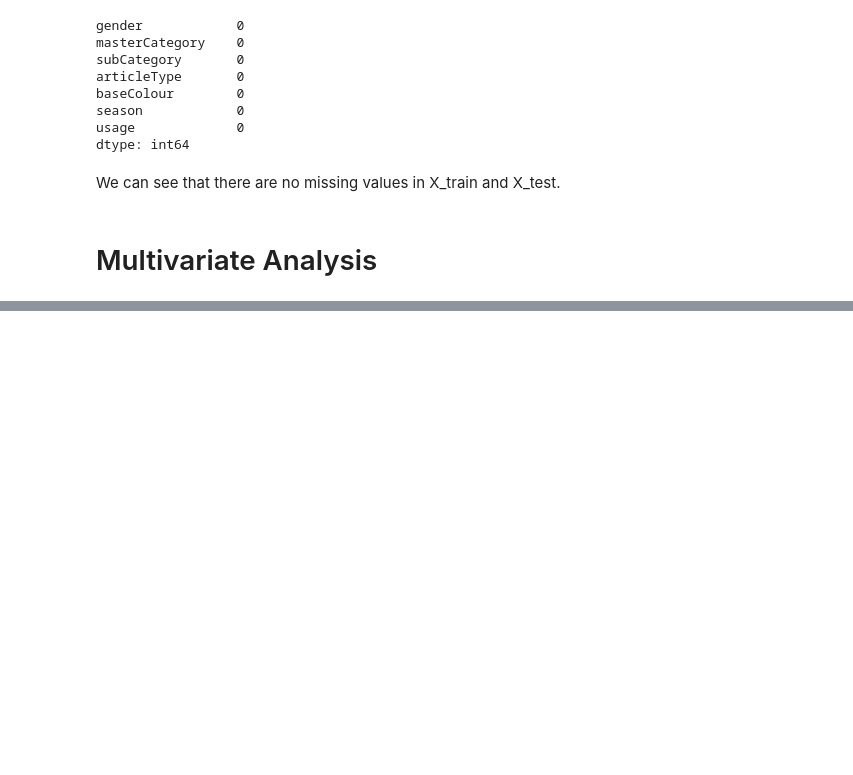
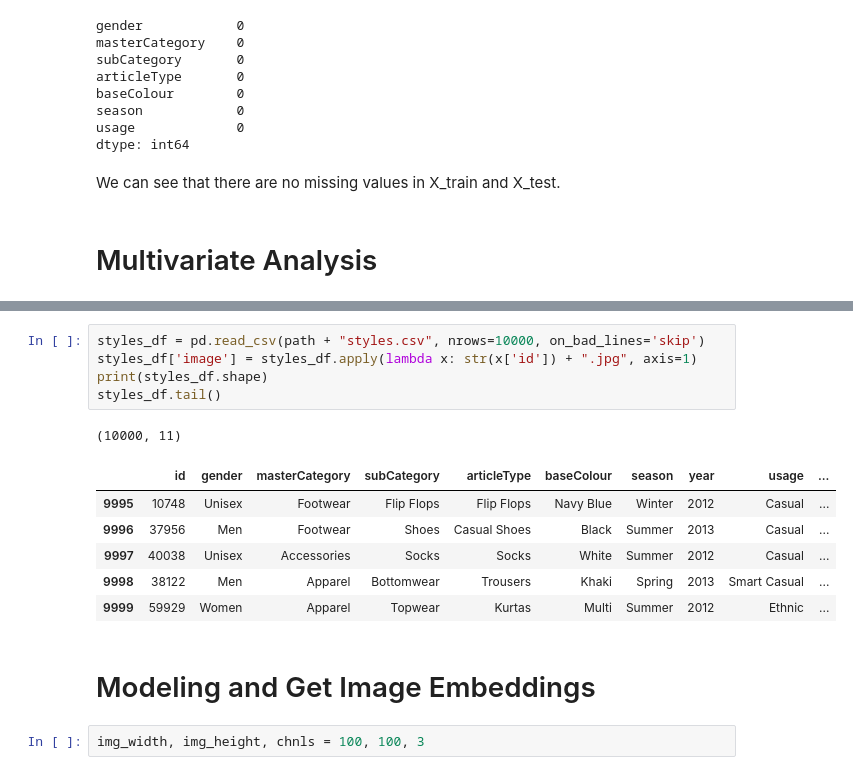
Before and after one commit to SpringBoard-Batch02-AIStylist/AI-Stylish-Group-9-Manoj-kumar-, a Jupyter notebook: PreProcessing.ipynb, the cells around one changed output, grey strips where cells are left out. Drawn from its saved outputs; the diff is of its cells as text; blank space fills up the shorter version.

```diff
--- a/PreProcessing.ipynb
+++ b/PreProcessing.ipynb
@@ -1061,0 +1141,17 @@ We can see that there are no missing values in X_train and X_test.
+# %%
+styles_df = pd.read_csv(path + "styles.csv", nrows=10000, on_bad_lines='skip')
+styles_df['image'] = styles_df.apply(lambda x: str(x['id']) + ".jpg", axis=1)
+print(styles_df.shape)
+styles_df.tail()
+# %% [output]
+(10000, 11)
+|  | id | gender | masterCategory | subCategory | articleType | baseColour | season | year | usage | ... |
+| 9995 | 10748 | Unisex | Footwear | Flip Flops | Flip Flops | Navy Blue | Winter | 2012 | Casual | ... |
+| 9996 | 37956 | Men | Footwear | Shoes | Casual Shoes | Black | Summer | 2013 | Casual | ... |
+| 9997 | 40038 | Unisex | Accessories | Socks | Socks | White | Summer | 2012 | Casual | ... |
+| 9998 | 38122 | Men | Apparel | Bottomwear | Trousers | Khaki | Spring | 2013 | Smart Casual | ... |
+| 9999 | 59929 | Women | Apparel | Topwear | Kurtas | Multi | Summer | 2012 | Ethnic | ... |
+# %% [markdown]
+# Modeling and Get Image Embeddings
+# %%
+img_width, img_height, chnls = 100, 100, 3
```
Also changed, not shown: parts of 12 cells of this notebook.
